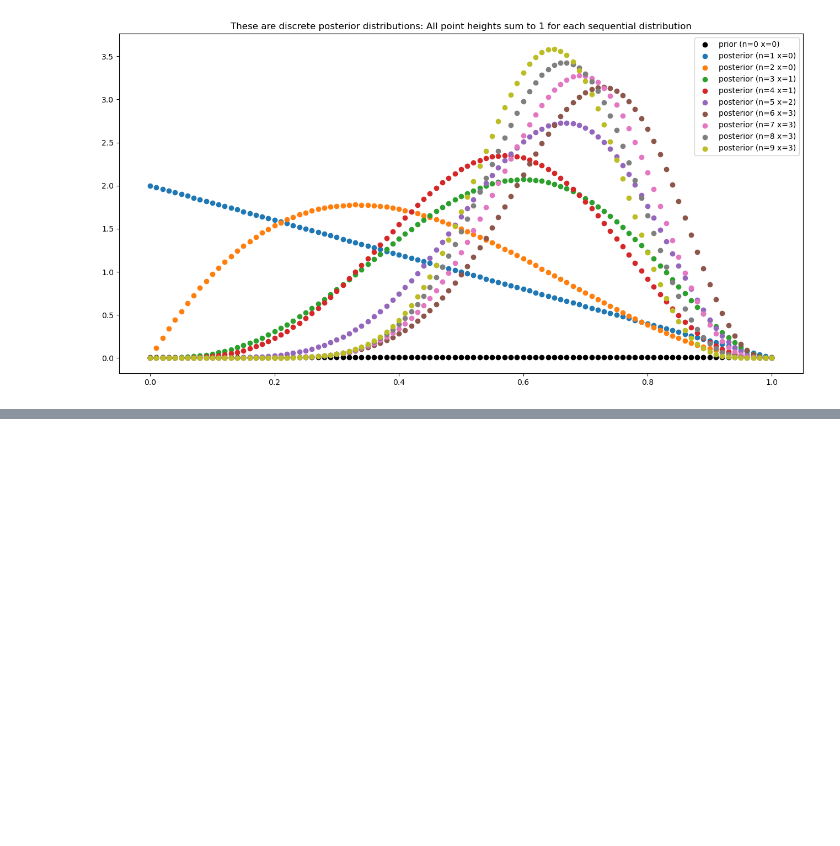
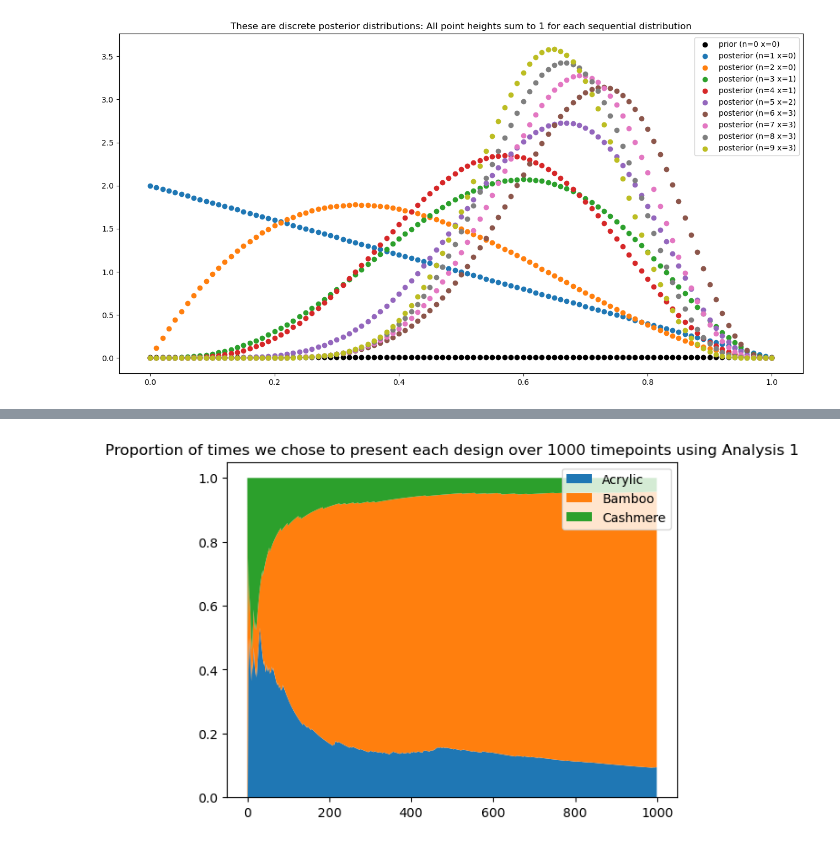
Before and after one commit to mding010705/STA365, a Jupyter notebook: HW2.ipynb, the cells around one changed output, grey strips where cells are left out. Cells and saved outputs as stored; diff of their text form; code cells hidden in the pictures; blank space fills up the shorter version.

```diff
--- a/HW2.ipynb
+++ b/HW2.ipynb
@@ -81,8 +98,8 @@ ani.save("HW2_Q2.gif", dpi=100, writer=PillowWriter(fps=2))
 # Q3
 import numpy as np; from scipy import stats; import matplotlib.pyplot as plt
 
-thetas = np.array([0.2, 0.7, 0.1])
-m = 50
+thetas = np.array([0.2, 0.3, 0.15])
+m = 1000
 # coin flips
 np.random.seed(365)
 obs_1 = stats.bernoulli(thetas[0]).rvs(m)
@@ -92,8 +109,84 @@ obs_3 = stats.bernoulli(thetas[2]).rvs(m)
 # prior assumption is thetas are sampled from uniform distr
 # initial posteriors (which is actually the prior)
 posterior_1 = stats.beta(1, 1)
-posterior_2 = stats.beta(2, 1)
+posterior_2 = stats.beta(1, 1)
 posterior_3 = stats.beta(1, 1)
+x1s = np.array([(0, 0, 0)]*m)
+n1s = np.array([(0, 0, 0)]*m)
+# analysis 2:
+alphas = np.array([1, 1, 1])
+posterior_dir = stats.dirichlet(alphas)
+x2s = np.array([(0, 0, 0)]*m)
+n2s = np.array([(0, 0, 0)]*m)
+np.random.seed(365)
+for t in range(m):
+    samp1_1 = float(posterior_1.rvs(1))
+    samp1_2 = float(posterior_2.rvs(1))
+    samp1_3 = float(posterior_3.rvs(1))
+    samp2_dir = posterior_dir.rvs(1)
+    # analysis 1
+    x1s[t] = x1s[t-1]
+    n1s[t] = n1s[t-1]
+    if (samp1_1 >= samp1_2 and samp1_1 >= samp1_3):
+        result = obs_1[t]
+        x1s[t][0] += int(result)
+        n1s[t][0] += 1
+        posterior_1 = stats.beta(x1s[t][0] + n1s[t][0], 1 + n1s[t][0] - x1s[t][0])
+    if (samp1_2 >= samp1_1 and samp1_2 >= samp1_3):
+        result = obs_2[t]
+        x1s[t][1] += int(result)
+        n1s[t][1] += 1
+        posterior_2 = stats.beta(x1s[t][1] + n1s[t][1], 1 + n1s[t][1] - x1s[t][1])
+    if (samp1_3 >= samp1_1 and samp1_3 >= samp1_2):
+        result = obs_3[t]
+        x1s[t][2] += int(result)
+        n1s[t][2] += 1
+        posterior_3 = stats.beta(x1s[t][2] + n1s[t][2], 1 + n1s[t][2] - x1s[t][2])
 
-# analysis 2:
-posterior_dir = stats.dirichlet([1, 2, 1])
+    #analysis 2
+    x2s[t] = x2s[t-1]
+    n2s[t] = n2s[t-1]
+    samp_dir = posterior_dir.rvs(1)[0]
+    if (samp_dir[0] >= samp_dir[1] and samp_dir[0] >= samp_dir[2]):
+        result = obs_1[t]
+        x2s[t][0] += int(result)
+        n2s[t][0] += 1
+    if (samp_dir[1] >= samp_dir[0] and samp_dir[1] >= samp_dir[2]):
+        result = obs_2[t]
+        x2s[t][1] += int(result)
+        n2s[t][1] += 1
+    if (samp_dir[2] >= samp_dir[1] and samp_dir[2] >= samp_dir[0]):
+        result = obs_3[t]
+        x2s[t][2] += int(result)
+        n2s[t][2] += 1
+    alphas += np.array([obs_1[t], obs_2[t], obs_3[t]])
+    posterior_dir = stats.dirichlet(alphas)
+
+successive_triples = np.array([(x, x, x) for x in range(1,m+1)])
+times_sampled1 = n1s/successive_triples
+times_sampled2 = n2s/successive_triples
+regret1 = np.array([sum(i) for i in x1s])/range(1, m+1)
+regret2 = np.array([sum(i) for i in x2s])/range(1, m+1)
+plt.figure()
+plt.title("Proportion of times we chose to present each design over 1000 timepoints using Analysis 1")
+plt.stackplot(range(m), [i[0] for i in times_sampled1], [i[1] for i in times_sampled1],
+              [i[2] for i in times_sampled1], labels=['Acrylic','Bamboo','Cashmere'])
+plt.legend(loc='upper right')
+
+plt.figure()
+plt.scatter(range(m), regret1)
+plt.axhline(y=0.3, color='r', linestyle='-')
+plt.title("Proportion of successes obtained over 1000 iterations using Analysis 1")
+
+plt.figure()
+plt.title("Proportion of times we chose to present each design over 1000 timepoints using Analysis 2")
+plt.stackplot(range(m), [i[0] for i in times_sampled2], [i[1] for i in times_sampled2],
+              [i[2] for i in times_sampled2], labels=['Acrylic','Bamboo','Cashmere'])
+plt.legend(loc='upper right')
+
+
+plt.figure()
+plt.scatter(range(m), regret2)
+plt.axhline(y=0.3, color='r', linestyle='-')
+plt.title("Proportion of successes obtained over 1000 iterations using Analysis 2")
+# %% [output]
@@ -99,0 +194 @@ posterior_dir = stats.dirichlet([1, 2, 1])
+[figure, added]
```
Also changed, not shown: parts of 3 cells of this notebook, 1 other file.
